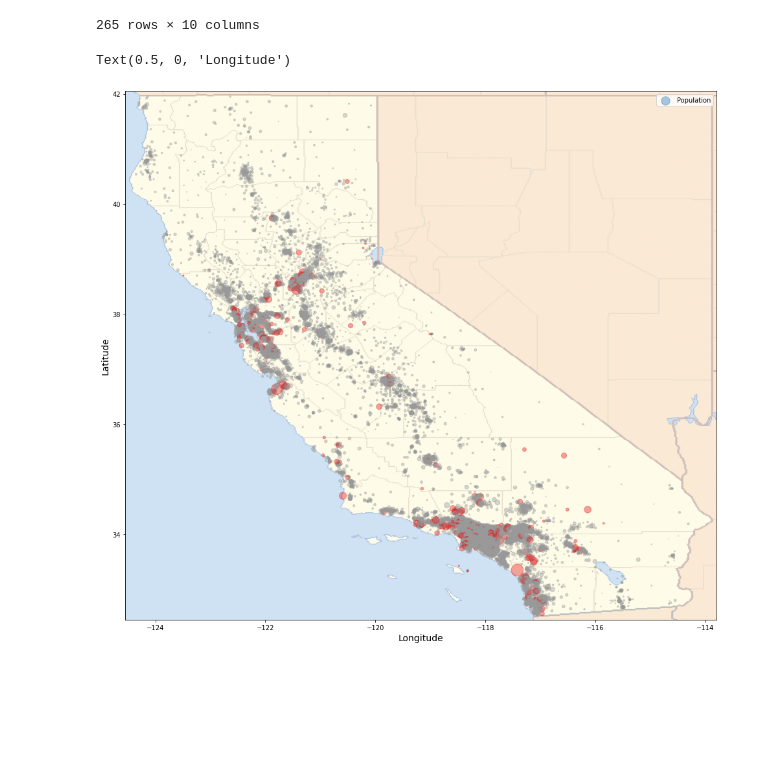
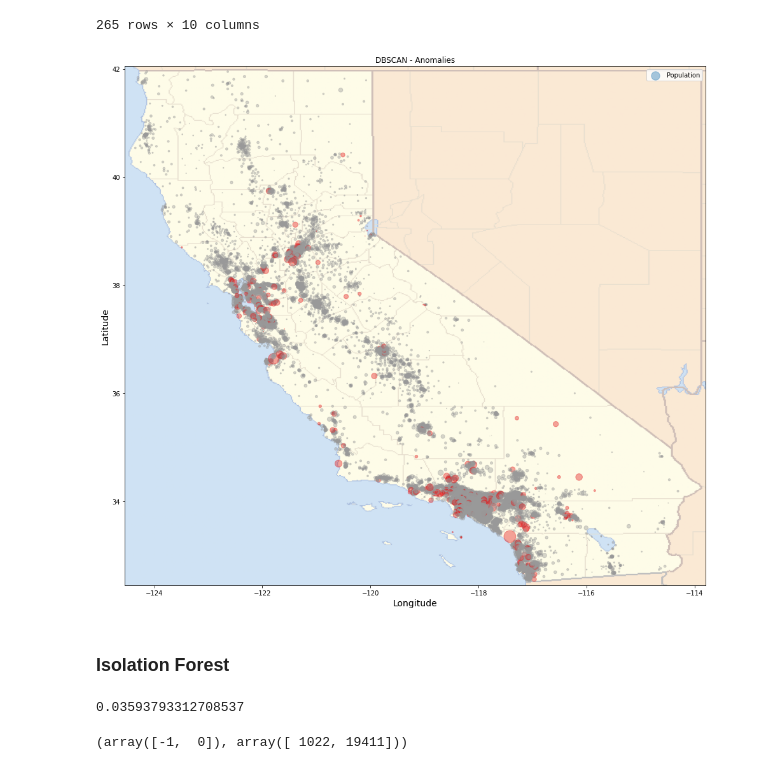
Before and after one commit to mo-amininasab/california_housing_AD, a Jupyter notebook: California_housing_anomaly_detection.ipynb, the cells around one changed output. Saved outputs shown, nothing was run; the diff lists cells and outputs as text; code cells hidden in the pictures; blank space fills up the shorter version.

Commit message:
isolation forest done

```diff
--- a/California_housing_anomaly_detection.ipynb
+++ b/California_housing_anomaly_detection.ipynb
@@ -234,5 +233,5 @@ print((t2-t1)/60)
 # %%
-for i in range(len(clusters)):
-  if clusters[i] != -1:
-    clusters[i] = 0
+for i in range(len(dbscan_clusters)):
+  if dbscan_clusters[i] != -1:
+    dbscan_clusters[i] = 0
 # %%
@@ -256,26 +255,30 @@ data.iloc[np.argwhere(clusters == -1).flatten()]
 | 20629 | -121.39 | 39.12 | 28.0 | 10035.0 | 1856.0 | 6912.0 | 1818.0 | ... |
 265 rows × 10 columns
 # %%
-import matplotlib.image as mpimg
+def plot_anomalies(clusters, title, figsize=(20, 15)):
+  california_img = mpimg.imread(os.path.join(images_path, filename))
+  ax = data.plot(kind="scatter",
+                    x="longitude",
+                    y="latitude",
+                    figsize=(20, 15),
+                    s=data['population'] / 100,
+                    label="Population",
+                    c=clusters,
+                    cmap=plt.get_cmap("Set1"),
+                    colorbar=False,
+                    alpha=0.4)
 
-california_img = mpimg.imread(os.path.join(images_path, filename))
-ax = data.plot(kind="scatter",
-                  x="longitude",
-                  y="latitude",
-                  figsize=(20, 15),
-                  s=data['population'] / 100,
-                  label="Population",
-                  c=clusters,
-                  cmap=plt.get_cmap("Set1"),
-                  colorbar=False,
-                  alpha=0.4)
+  plt.imshow(california_img,
+            extent=[-124.55, -113.80, 32.45, 42.05],
+            alpha=0.5,
+            cmap=plt.get_cmap("Set1"))
 
-plt.imshow(california_img,
-           extent=[-124.55, -113.80, 32.45, 42.05],
-           alpha=0.5,
-           cmap=plt.get_cmap("Set1"))
-plt.ylabel("Latitude", fontsize=14)
-plt.xlabel("Longitude", fontsize=14)
+  plt.title(title)
+  plt.ylabel("Latitude", fontsize=14)
+  plt.xlabel("Longitude", fontsize=14)
-# %% [output]
-Text(0.5, 0, 'Longitude')
-[figure, removed]
+# %%
+plot_anomalies(dbscan_clusters, 'DBSCAN - Anomalies')
+# %% [output]
+[figure, added]
+# %% [markdown]
+### Isolation Forest
@@ -281,0 +294,4 @@ Text(0.5, 0, 'Longitude')
+# %%
+print((t2-t1)/60)
+# %% [output]
+0.03593793312708537
@@ -281,0 +302,4 @@ Text(0.5, 0, 'Longitude')
+# %%
+np.unique(ifor_clusters, return_counts=True)
+# %% [output]
+(array([-1,  0]), array([ 1022, 19411]))
```
Also changed, not shown: parts of 12 cells of this notebook.
